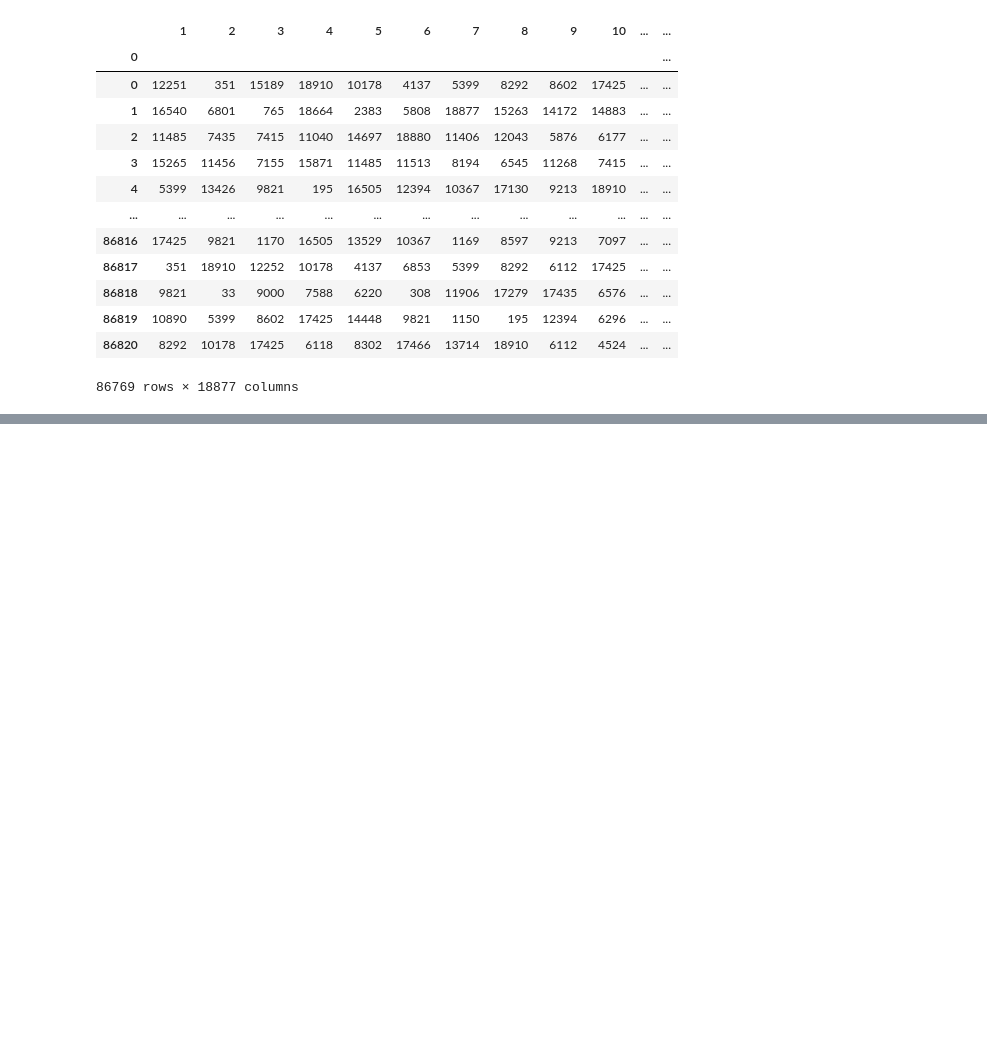
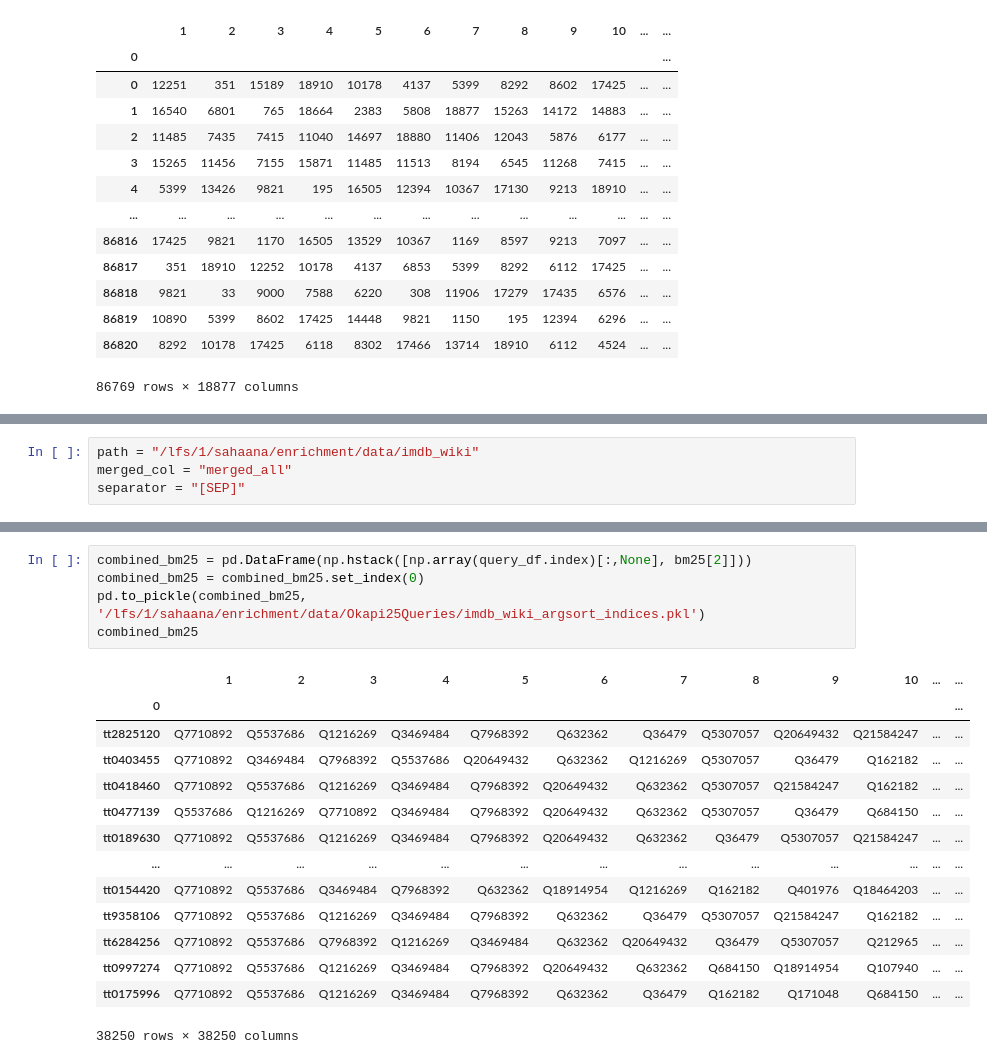
Before and after one commit to sahaana/ember-internal, a Jupyter notebook: notebooks/preprocessing/Reindex, Merge, and Generate BM25.ipynb, the cells around one changed output, grey strips where cells are left out. Drawn from its saved outputs; the diff is of its cells as text; blank space fills up the shorter version.

```diff
--- a/notebooks/preprocessing/Reindex, Merge, and Generate BM25.ipynb
+++ b/notebooks/preprocessing/Reindex, Merge, and Generate BM25.ipynb
@@ -327,0 +420,4 @@ combined_bm25_para
+# %%
+path = "/lfs/1/sahaana/enrichment/data/imdb_wiki"
+merged_col = "merged_all"
+separator = "[SEP]"
@@ -327,0 +442,20 @@ combined_bm25_para
+# %%
+combined_bm25 = pd.DataFrame(np.hstack([np.array(query_df.index)[:,None], bm25[2]]))
+combined_bm25 = combined_bm25.set_index(0)
+pd.to_pickle(combined_bm25, '/lfs/1/sahaana/enrichment/data/Okapi25Queries/imdb_wiki_argsort_indices.pkl')
+combined_bm25
+# %% [output]
+|  | 1 | 2 | 3 | 4 | 5 | 6 | 7 | 8 | 9 | 10 | ... | ... |
+| 0 |  |  |  |  |  |  |  |  |  |  |  | ... |
+| tt2825120 | Q7710892 | Q5537686 | Q1216269 | Q3469484 | Q7968392 | Q632362 | Q36479 | Q5307057 | Q20649432 | Q21584247 | ... | ... |
+| tt0403455 | Q7710892 | Q3469484 | Q7968392 | Q5537686 | Q20649432 | Q632362 | Q1216269 | Q5307057 | Q36479 | Q162182 | ... | ... |
+| tt0418460 | Q7710892 | Q5537686 | Q1216269 | Q3469484 | Q7968392 | Q20649432 | Q632362 | Q5307057 | Q21584247 | Q162182 | ... | ... |
+| tt0477139 | Q5537686 | Q1216269 | Q7710892 | Q3469484 | Q7968392 | Q20649432 | Q632362 | Q5307057 | Q36479 | Q684150 | ... | ... |
+| tt0189630 | Q7710892 | Q5537686 | Q1216269 | Q3469484 | Q7968392 | Q20649432 | Q632362 | Q36479 | Q5307057 | Q21584247 | ... | ... |
+| ... | ... | ... | ... | ... | ... | ... | ... | ... | ... | ... | ... | ... |
+| tt0154420 | Q7710892 | Q5537686 | Q3469484 | Q7968392 | Q632362 | Q18914954 | Q1216269 | Q162182 | Q401976 | Q18464203 | ... | ... |
+| tt9358106 | Q7710892 | Q5537686 | Q1216269 | Q3469484 | Q7968392 | Q632362 | Q36479 | Q5307057 | Q21584247 | Q162182 | ... | ... |
+| tt6284256 | Q7710892 | Q5537686 | Q7968392 | Q1216269 | Q3469484 | Q632362 | Q20649432 | Q36479 | Q5307057 | Q212965 | ... | ... |
+| tt0997274 | Q7710892 | Q5537686 | Q1216269 | Q3469484 | Q7968392 | Q20649432 | Q632362 | Q684150 | Q18914954 | Q107940 | ... | ... |
+| tt0175996 | Q7710892 | Q5537686 | Q1216269 | Q3469484 | Q7968392 | Q632362 | Q36479 | Q162182 | Q171048 | Q684150 | ... | ... |
+38250 rows × 38250 columns
```
Also changed, not shown: parts of 18 cells of this notebook, 55 other files.
